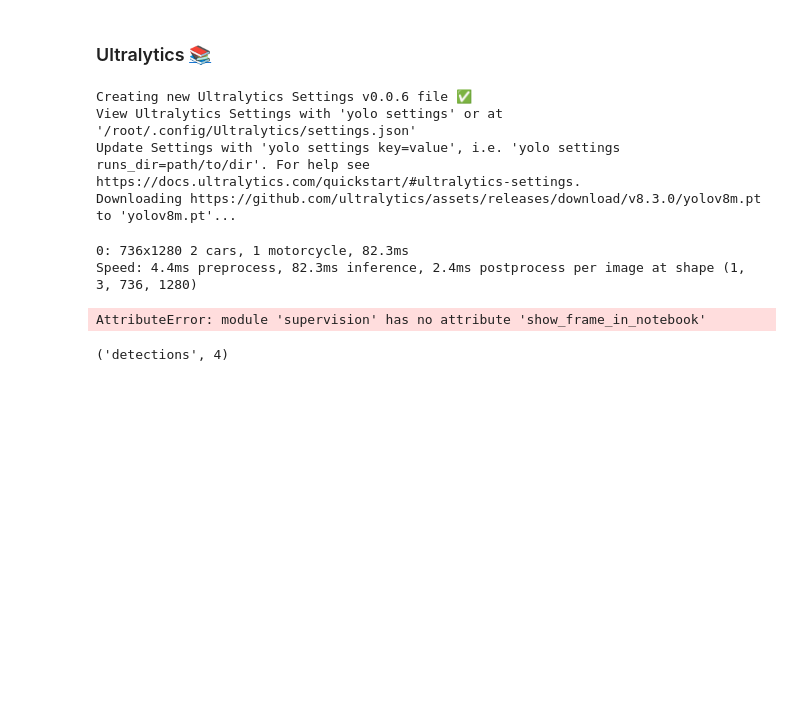
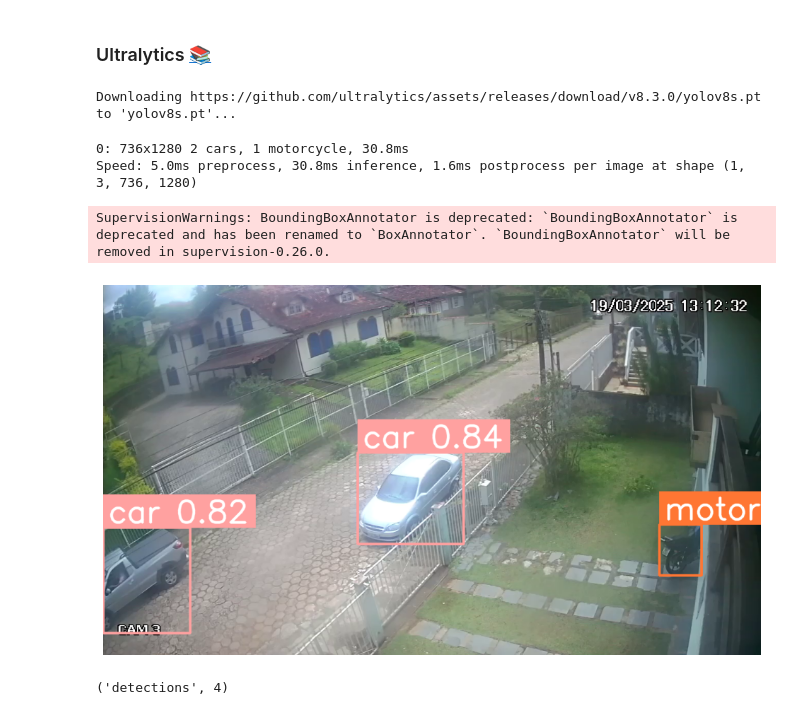
Before and after one commit to caiulucas/02-ignite-timer, a Jupyter notebook: demo.ipynb, the cells around one changed output. Saved outputs shown, nothing was run; the diff lists cells and outputs as text; code cells hidden in the pictures; blank space fills up the shorter version.

```diff
--- a/demo.ipynb
+++ b/demo.ipynb
@@ -133,29 +133,39 @@ image = cv2.imread(IMAGE_PATH)
 # %%
 from ultralytics import YOLO
 
-model = YOLO("yolov8m.pt")
+model = YOLO("yolov8s.pt")
 result = model(image, verbose=False)[0]
 detections = sv.Detections.from_ultralytics(result)
 # %% [output]
-Creating new Ultralytics Settings v0.0.6 file ✅
-View Ultralytics Settings with 'yolo settings' or at '/root/.config/Ultralytics/settings.json'
-Update Settings with 'yolo settings key=value', i.e. 'yolo settings runs_dir=path/to/dir'. For help see https://docs.ultralytics.com/quickstart/#ultralytics-settings.
-Downloading https://github.com/ultralytics/assets/releases/download/v8.3.0/yolov8m.pt to 'yolov8m.pt'...
+Downloading https://github.com/ultralytics/assets/releases/download/v8.3.0/yolov8s.pt to 'yolov8s.pt'...
-# %%
-model = YOLO("yolov8m-seg.pt")
-
-generator = sv.get_video_frames_generator(VIDEO_PATH)
-iterator = iter(generator)
-frame = next(iterator)
-
-result = model(frame, imgsz=1280)[0]
-detections_segmentation = sv.Detections.from_ultralytics(result)
-
-sv.plot_image(frame, (16, 16))
-# %% [output]
-0: 736x1280 2 cars, 1 motorcycle, 82.3ms
-Speed: 4.4ms preprocess, 82.3ms inference, 2.4ms postprocess per image at shape (1, 3, 736, 1280)
-AttributeError: module 'supervision' has no attribute 'show_frame_in_notebook'
+# %%
+model = YOLO("yolov8s.pt")
+
+generator = sv.get_video_frames_generator(VIDEO_PATH)
+iterator = iter(generator)
+frame = next(iterator)
+
+results = model(frame, imgsz=1280)[0]
+detections = sv.Detections.from_ultralytics(results)
+
+labels = [
+    f"{results.names[class_id]} {confidence:0.2f}"
+    for class_id, confidence
+    in zip(detections.class_id, detections.confidence)
+]
+
+bounding_box_annotator = sv.BoundingBoxAnnotator(thickness=4)
+label_annotator = sv.LabelAnnotator(text_thickness=4, text_scale=2)
+
+annotated_frame = frame.copy()
+annotated_frame = bounding_box_annotator.annotate(annotated_frame, detections)
+annotated_frame = label_annotator.annotate(annotated_frame, detections, labels)
+sv.plot_image(annotated_frame, (12, 12))
+# %% [output]
+0: 736x1280 2 cars, 1 motorcycle, 30.8ms
+Speed: 5.0ms preprocess, 30.8ms inference, 1.6ms postprocess per image at shape (1, 3, 736, 1280)
+SupervisionWarnings: BoundingBoxAnnotator is deprecated: `BoundingBoxAnnotator` is deprecated and has been renamed to `BoxAnnotator`. `BoundingBoxAnnotator` will be removed in supervision-0.26.0.
+[figure, added]
 # %%
 "detections", len(detections)
 # %% [output]
```
